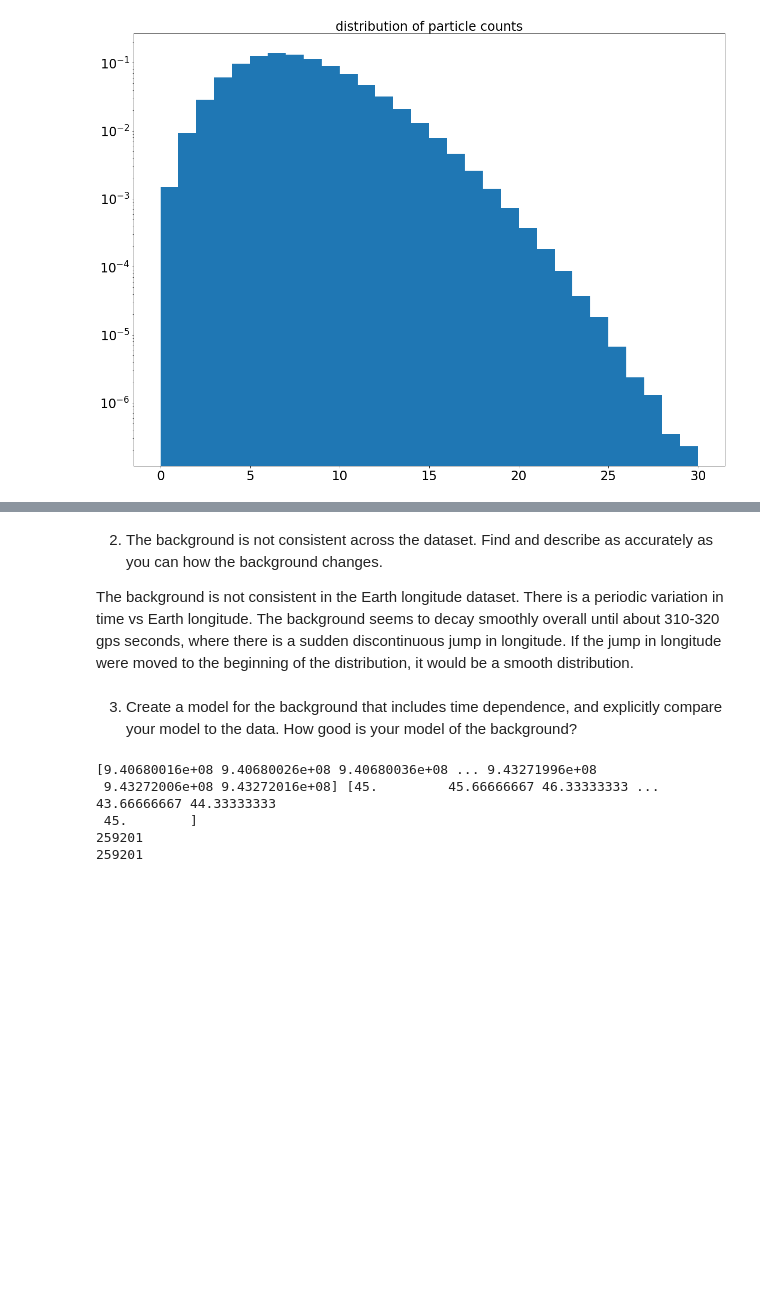
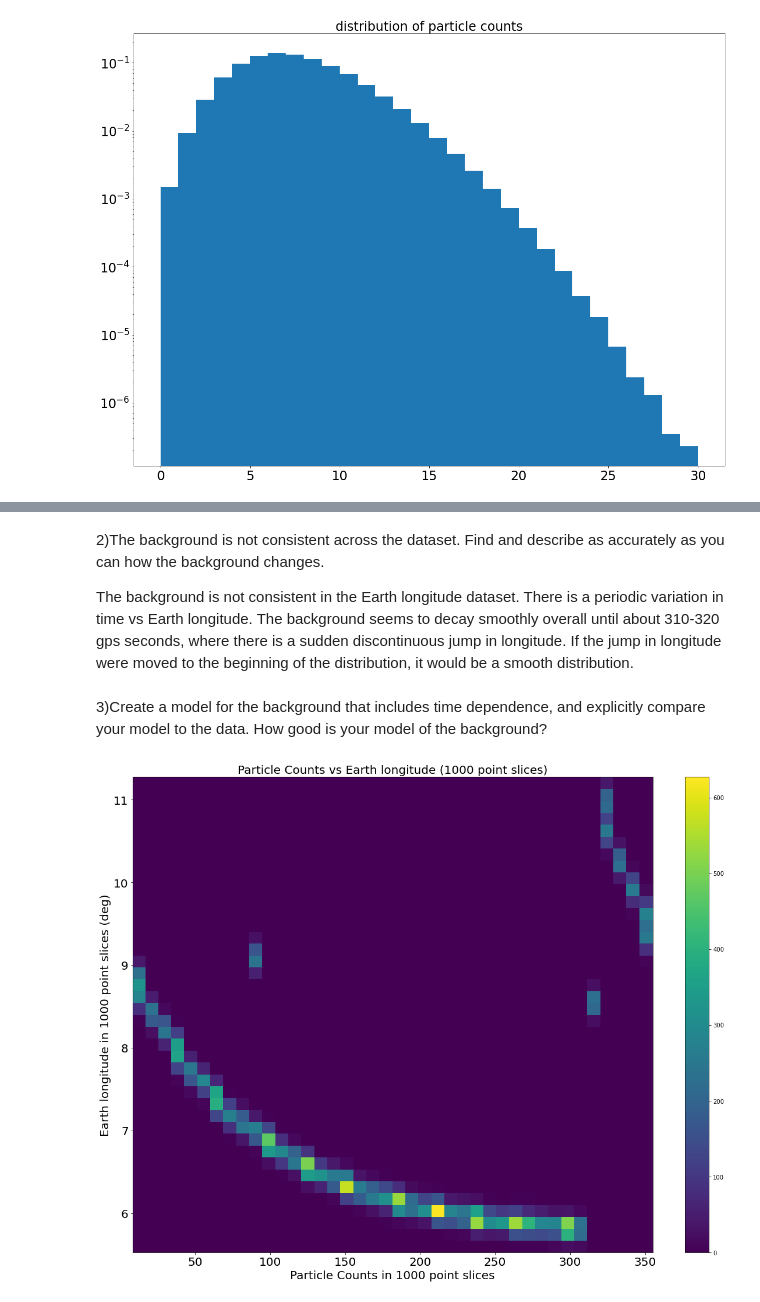
Before and after one commit to kgong13/phys434, a Jupyter notebook: lab4.ipynb, the cells around one changed output, grey strips where cells are left out. Drawn from its saved outputs; the diff is of its cells as text; code cells hidden in the pictures; blank space fills up the shorter version.

```diff
--- a/lab4.ipynb
+++ b/lab4.ipynb
@@ -81,23 +69,26 @@ The first and last 60 degrees of Earth longitude there is some distortion
 # %% [markdown]
-2. The background is not consistent across the dataset. Find and describe as accurately as you can how the background changes.
+2)The background is not consistent across the dataset. Find and describe as accurately as you can how the background changes.
 
 The background is not consistent in the Earth longitude dataset. There is a periodic variation in time vs Earth longitude. The background seems to decay smoothly overall until about 310-320 gps seconds, where there is a sudden discontinuous jump in longitude. If the jump in longitude were moved to the beginning of the distribution, it would be a smooth distribution.
 # %% [markdown]
-3. Create a model for the background that includes time dependence, and explicitly compare your model to the data. How good is your model of the background?
+3)Create a model for the background that includes time dependence, and explicitly compare your model to the data. How good is your model of the background?
-# %%
-newtime = time[::100]
-elong = longitude[::100]
-mean = []
-
-print(newtime, elong)
-print(len(newtime))
-print(len(elong))
-
-#for i in newtime:
-#    num =
-# %% [output]
-[9.40680016e+08 9.40680026e+08 9.40680036e+08 ... 9.43271996e+08
- 9.43272006e+08 9.43272016e+08] [45.         45.66666667 46.33333333 ... 43.66666667 44.33333333
- 45.        ]
-259201
-259201
+# %%
+# this function finds the average of a certain number of rows (N: the size of the slice)
+# given an array (myArray)
+def sliceAvg(myArray, N):
+    result = np.cumsum(myArray, 0)[N-1::N]/float(N)
+    result[1:] = result[1:] - result[:-1]
+    return result
+
+newcounts = sliceAvg(counts, 1000)
+elong = sliceAvg(longitude, 1000)
+
+plt.hist2d(elong, newcounts, bins = 40)
+plt.tick_params(labelsize = 20)
+plt.xlabel("Particle Counts in 1000 point slices", size = 20)
+plt.ylabel("Earth longitude in 1000 point slices (deg)", size = 20)
+plt.title("Particle Counts vs Earth longitude (1000 point slices)", size = 20)
+plt.colorbar()
+plt.show()
+# %% [output]
+[figure, added]
```
Also changed, not shown: parts of 22 cells of this notebook, 1 other file.
